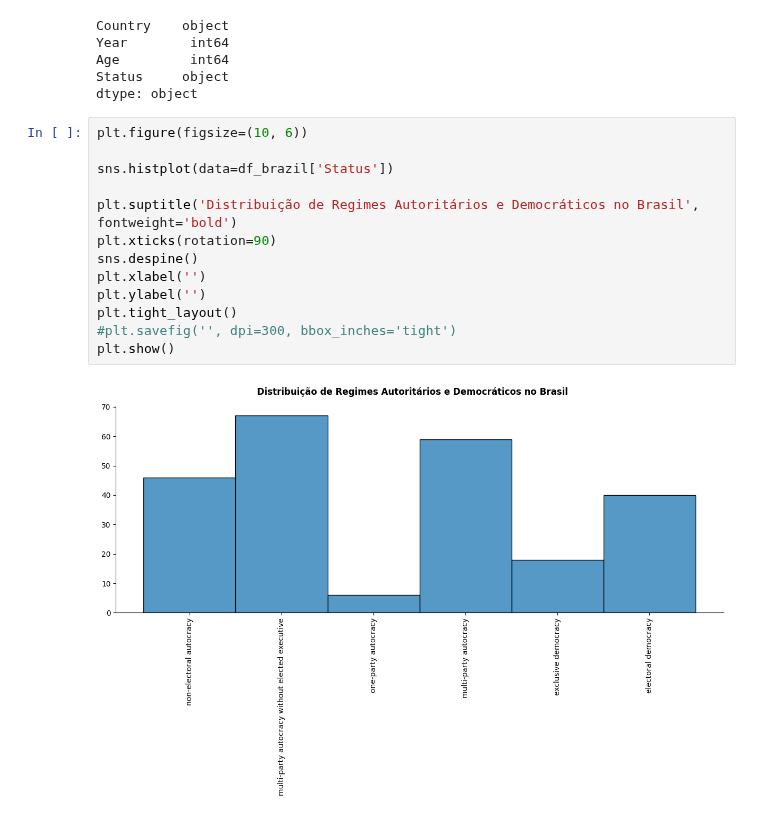
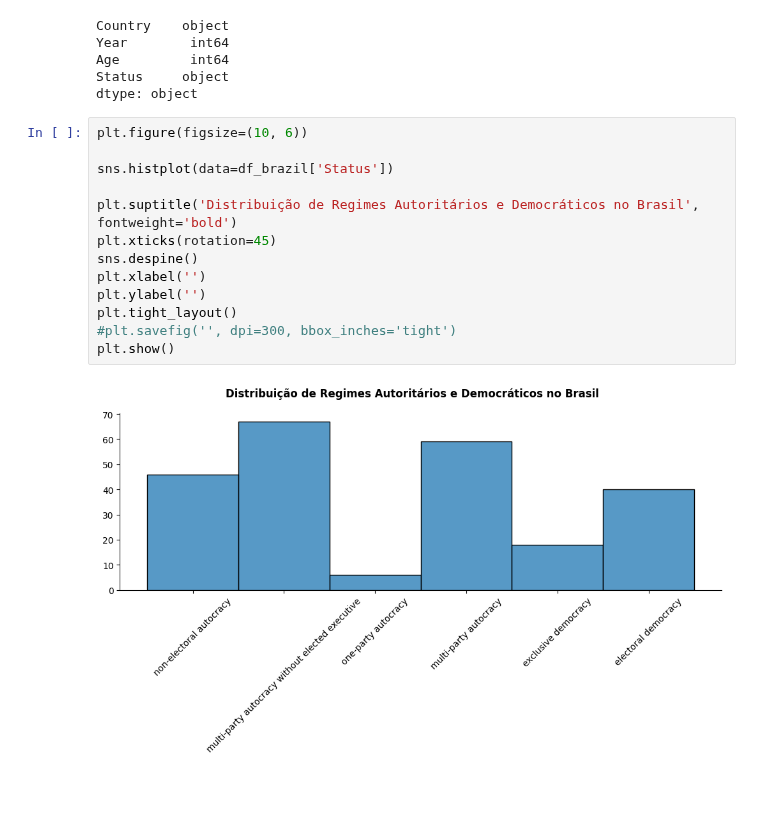
Before and after one commit to LazaroDamasceno/Dissertacao-Mestrado, a Jupyter notebook: eda/democracia_eleitoral/histogram_age_of_electoral_democracy_lexical.ipynb, the cells around one changed output. Cells and saved outputs as stored; diff of their text form; blank space fills up the shorter version.

```diff
--- a/eda/democracia_eleitoral/histogram_age_of_electoral_democracy_lexical.ipynb
+++ b/eda/democracia_eleitoral/histogram_age_of_electoral_democracy_lexical.ipynb
@@ -59,15 +59,15 @@ dtype: object
 # %%
 plt.figure(figsize=(10, 6))
 
 sns.histplot(data=df_brazil['Status'])
 
 plt.suptitle('Distribuição de Regimes Autoritários e Democráticos no Brasil', fontweight='bold')
-plt.xticks(rotation=90)
+plt.xticks(rotation=45)
 sns.despine()
 plt.xlabel('')
 plt.ylabel('')
 plt.tight_layout()
 #plt.savefig('', dpi=300, bbox_inches='tight')
 plt.show()
 # %% [output]
-[figure, old version]
+[figure, new version]
```
Also changed, not shown: 25 other files.
